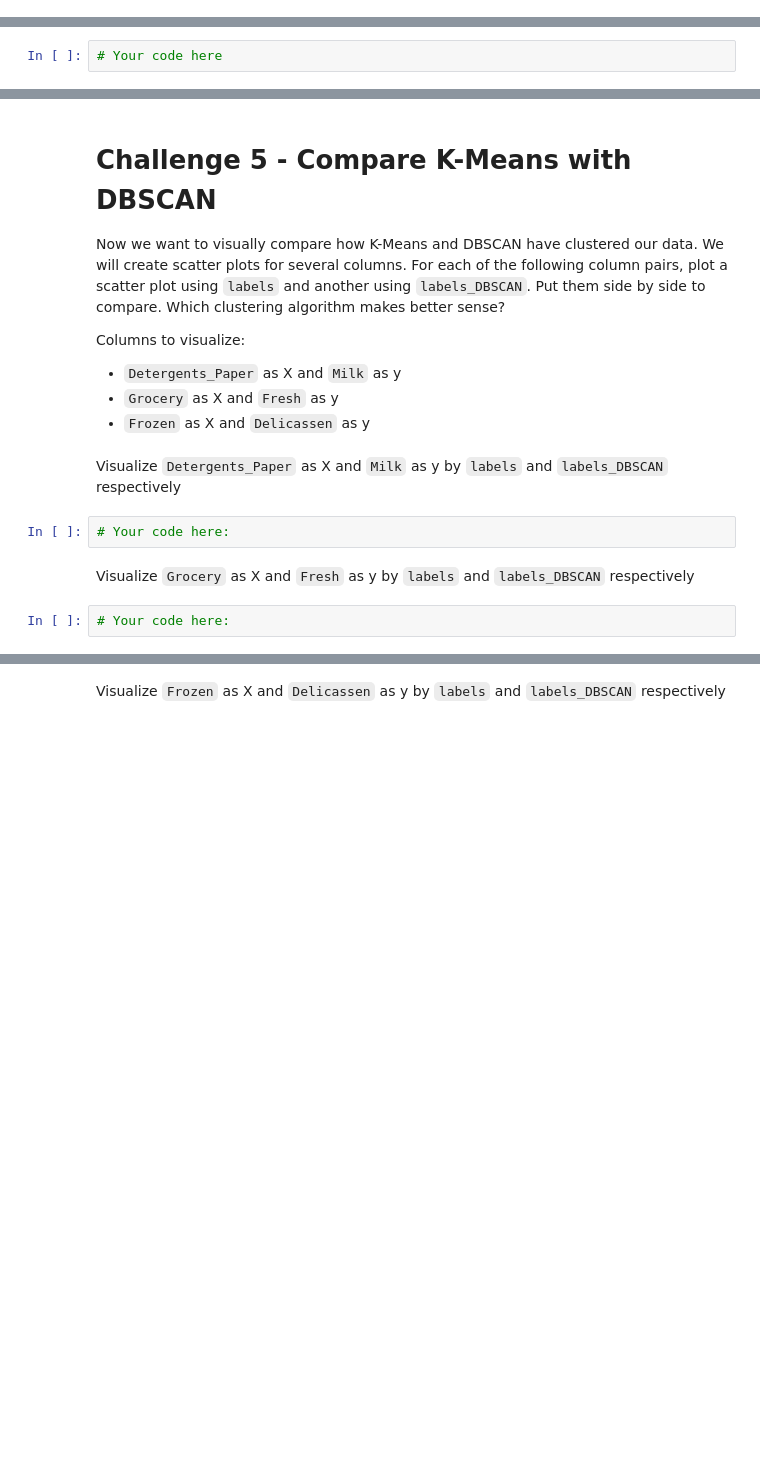
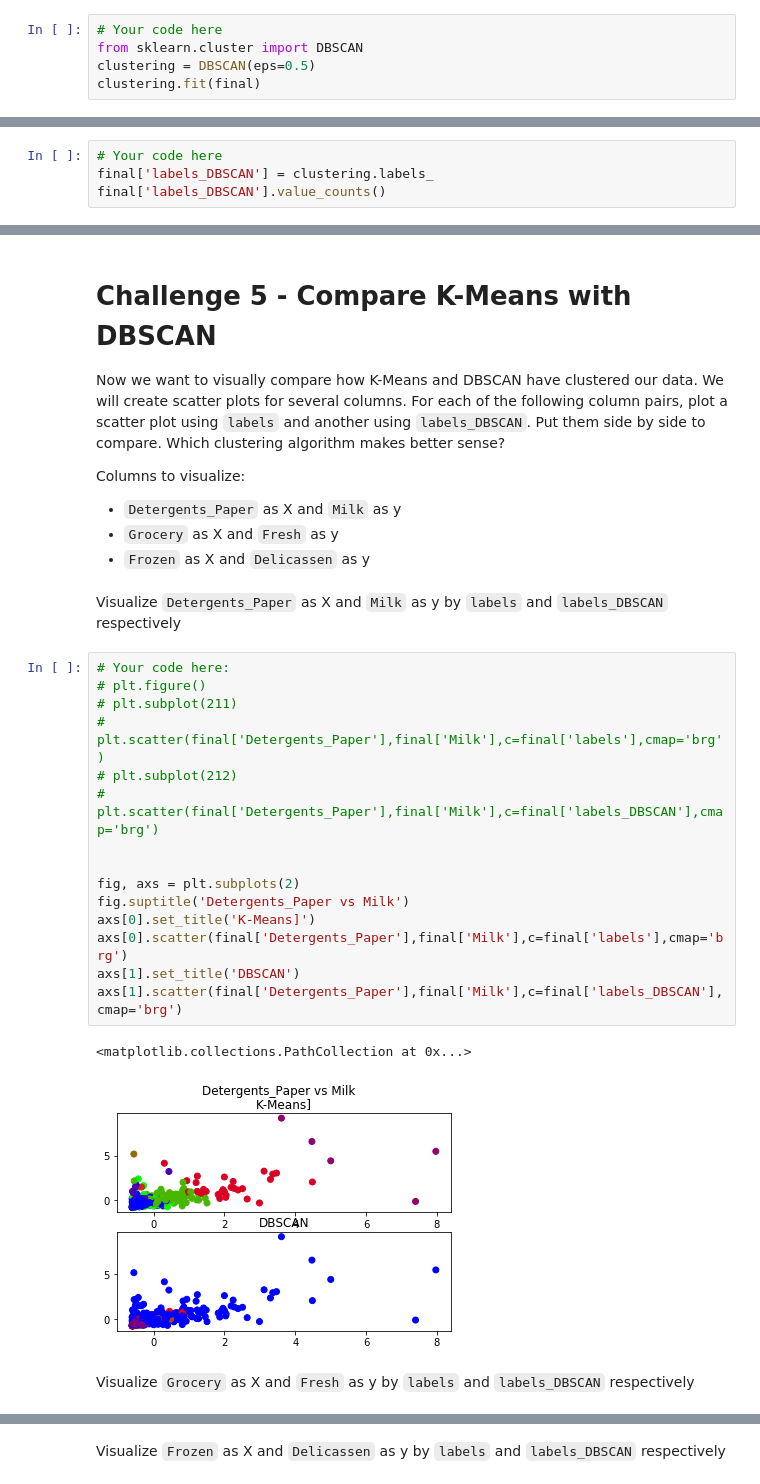
Before and after one commit to Albrodmar/dataptmad1019, a Jupyter notebook: module-3/lab-unsupervised-learning/your-code/main.ipynb, the cells around one changed output, grey strips where cells are left out. Drawn from its saved outputs; the diff is of its cells as text; blank space fills up the shorter version.

```diff
--- a/module-3/lab-unsupervised-learning/your-code/main.ipynb
+++ b/module-3/lab-unsupervised-learning/your-code/main.ipynb
@@ -286,0 +288,5 @@ Now let's cluster the data using DBSCAN. Use `DBSCAN(eps=0.5)` to initiate the m
+# %%
+# Your code here
+from sklearn.cluster import DBSCAN
+clustering = DBSCAN(eps=0.5)
+clustering.fit(final)
@@ -288,3 +297,5 @@ Now let's cluster the data using DBSCAN. Use `DBSCAN(eps=0.5)` to initiate the m
 Count the values in `labels_DBSCAN`.
 # %%
 # Your code here
+final['labels_DBSCAN'] = clustering.labels_
+final['labels_DBSCAN'].value_counts()
@@ -300,9 +322,23 @@ Columns to visualize:
 * `Frozen` as X and `Delicassen` as y
 # %% [markdown]
 Visualize `Detergents_Paper` as X and `Milk` as y by `labels` and `labels_DBSCAN` respectively
-# %%
-# Your code here:
+# %%
+# Your code here:
+# plt.figure()
+# plt.subplot(211)
+# plt.scatter(final['Detergents_Paper'],final['Milk'],c=final['labels'],cmap='brg')
+# plt.subplot(212)
+# plt.scatter(final['Detergents_Paper'],final['Milk'],c=final['labels_DBSCAN'],cmap='brg')
+
+
+fig, axs = plt.subplots(2)
+fig.suptitle('Detergents_Paper vs Milk')
+axs[0].set_title('K-Means]')
+axs[0].scatter(final['Detergents_Paper'],final['Milk'],c=final['labels'],cmap='brg')
+axs[1].set_title('DBSCAN')
+axs[1].scatter(final['Detergents_Paper'],final['Milk'],c=final['labels_DBSCAN'],cmap='brg')
+# %% [output]
+<matplotlib.collections.PathCollection at 0x...>
+[figure, added]
 # %% [markdown]
 Visualize `Grocery` as X and `Fresh` as y by `labels` and `labels_DBSCAN` respectively
-# %%
-# Your code here:
```
Also changed, not shown: parts of 13 cells of this notebook.
